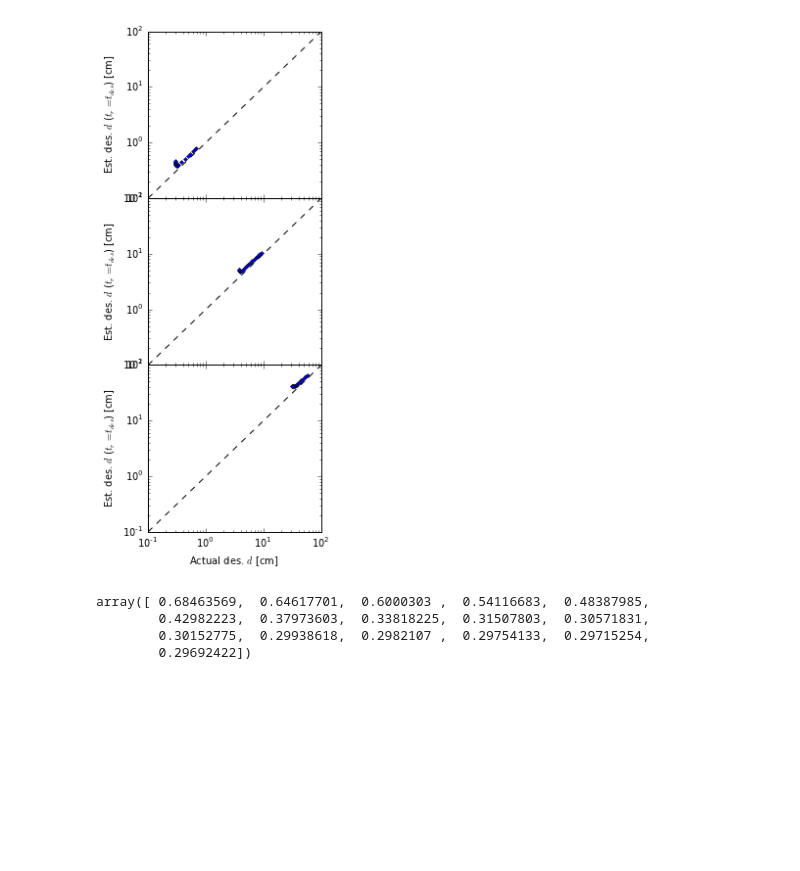
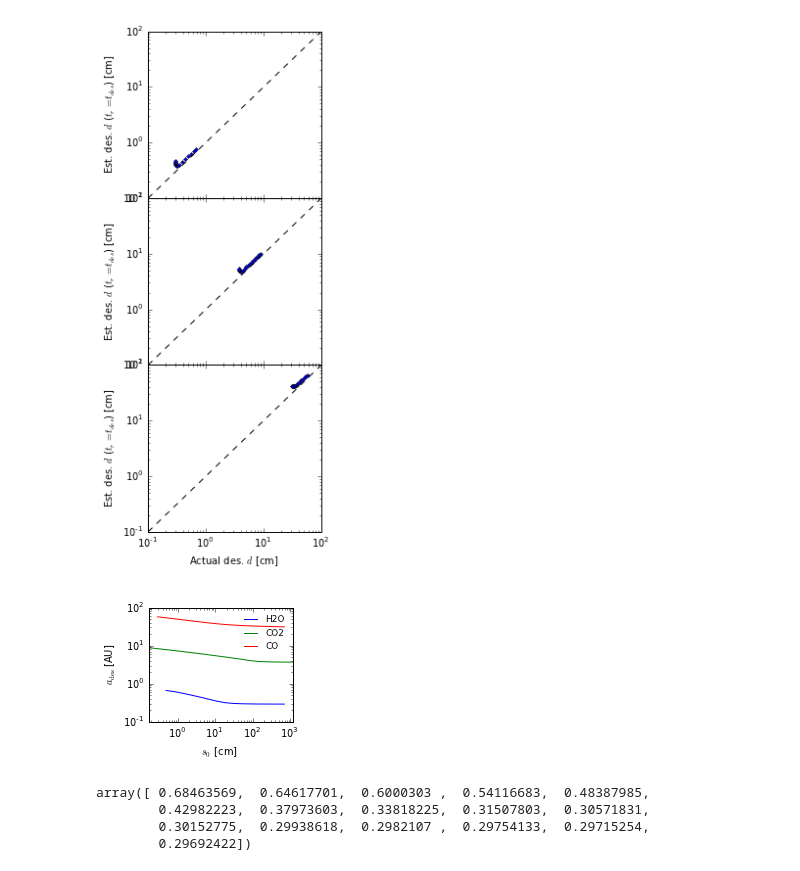
Before and after one commit to apiso/Thesis, a Jupyter notebook: python/more_snowline_plots.ipynb, the cells around one changed output. Saved outputs shown, nothing was run; the diff lists cells and outputs as text; code cells hidden in the pictures; blank space fills up the shorter version.

```diff
--- a/python/more_snowline_plots.ipynb
+++ b/python/more_snowline_plots.ipynb
@@ -104,2 +134,18 @@ plt.savefig('desorption_distance_actual_vs_estimated.pdf')
 # %% [output]
 [figure]
+# %%
+plt.figure(figsize = (3,2.5))
+
+plt.loglog(s[12:27], arrayH2O[:,-1][12:27], label = 'H2O')
+plt.plot(s[10:28], arrayCO2[:,-1][10:28], label = 'CO2')
+plt.plot(s[11:27], arrayCO[:,-1][11:27], label = 'CO')
+plt.xlim(s[10], s[27])
+
+plt.xlabel(r'$s_0$ [cm]')
+plt.ylabel(r'$a_{\rm des}$ [AU]')
+plt.legend(frameon = False, prop = {'size':9})
+
+plt.tight_layout()
+plt.savefig('desorption_distance_vs_s.pdf')
+# %% [output]
+[figure, added]
```
Also changed, not shown: parts of 9 cells of this notebook, 12 other files.
